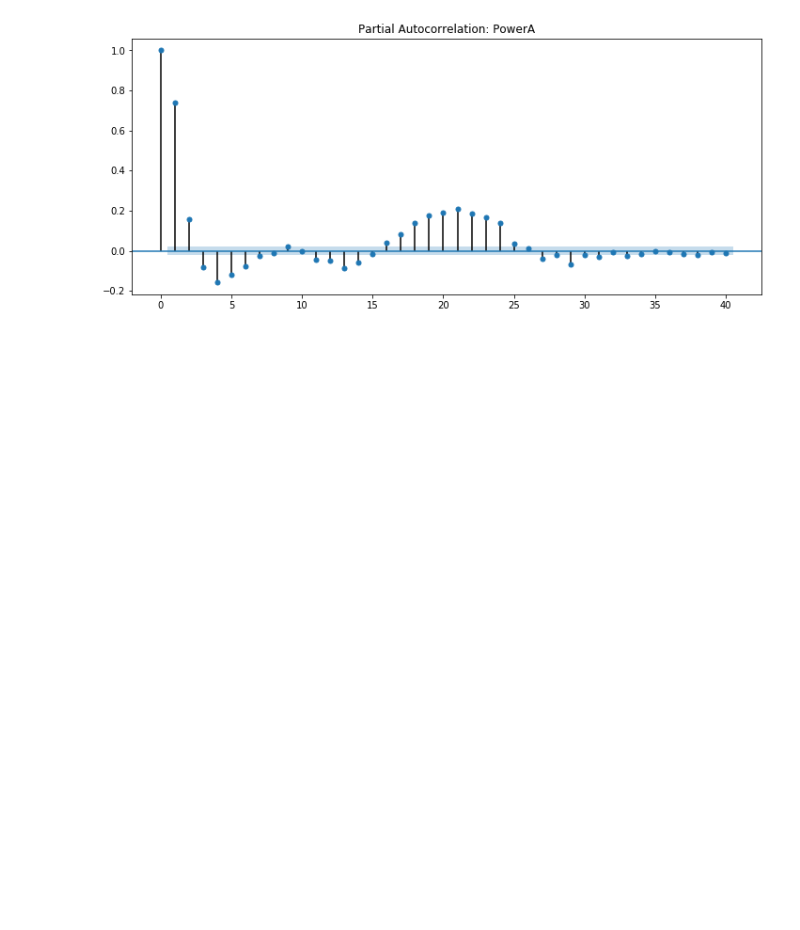
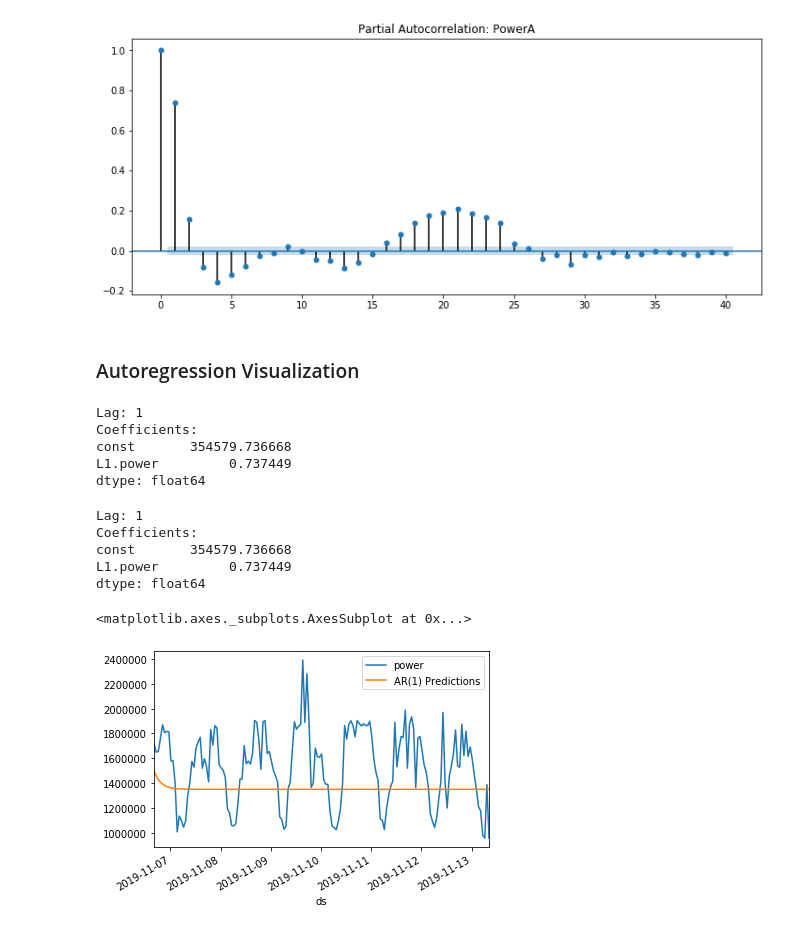
Before and after one commit to Landstein/Water-Treatment-Plant-Power-Predictions, a Jupyter notebook: Sarima.ipynb, the cells around one changed output. Saved outputs shown, nothing was run; the diff lists cells and outputs as text; code cells hidden in the pictures; blank space fills up the shorter version.

Commit message:
Auto regression Graphs

```diff
--- a/Sarima.ipynb
+++ b/Sarima.ipynb
@@ -65,3 +66,37 @@ fig, ax = plt.subplots(figsize=(12,5))
 plot_pacf(df['power'],title=title,lags=lags, ax=ax);
 # %% [output]
 [figure]
+# %% [markdown]
+### Autoregression Visualization
+# %%
+train_data = df.iloc[:8570]
+test_data = df.iloc[8570:]
+start=len(train_data)
+end=len(train_data)+len(test_data)-1
+
+model = AR(train_data['power'])
+AR1fit = model.fit(maxlag=1,method='mle')
+print(f'Lag: {AR1fit.k_ar}')
+print(f'Coefficients:\n{AR1fit.params}')
+# %% [output]
+Lag: 1
+Coefficients:
+const       354579.736668
+L1.power         0.737449
+dtype: float64
+# %%
+# Autoregression lag of 1 not helful as its basically a stright line
+ARfit = model.fit(maxlag=1,method='mle')
+print(f'Lag: {AR2fit.k_ar}')
+print(f'Coefficients:\n{AR2fit.params}')
+predictions1 = AR2fit.predict(start=start, end=end, dynamic=False).rename('AR(1) Predictions')
+test_data['power'].plot(legend=True)
+predictions1.plot(legend=True)
+# %% [output]
+Lag: 1
+Coefficients:
+const       354579.736668
+L1.power         0.737449
+dtype: float64
+<matplotlib.axes._subplots.AxesSubplot at 0x...>
+[figure, added]
```
Also changed, not shown: parts of 13 cells of this notebook.
